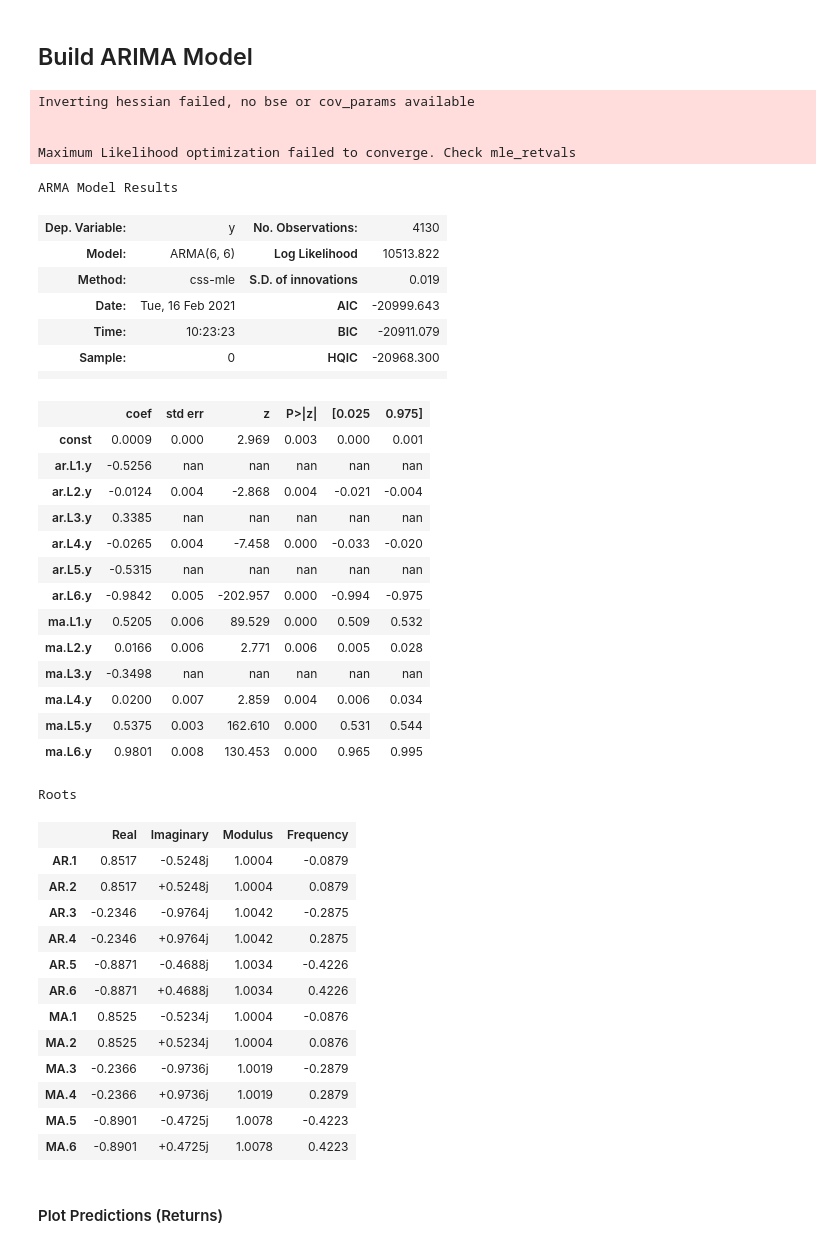
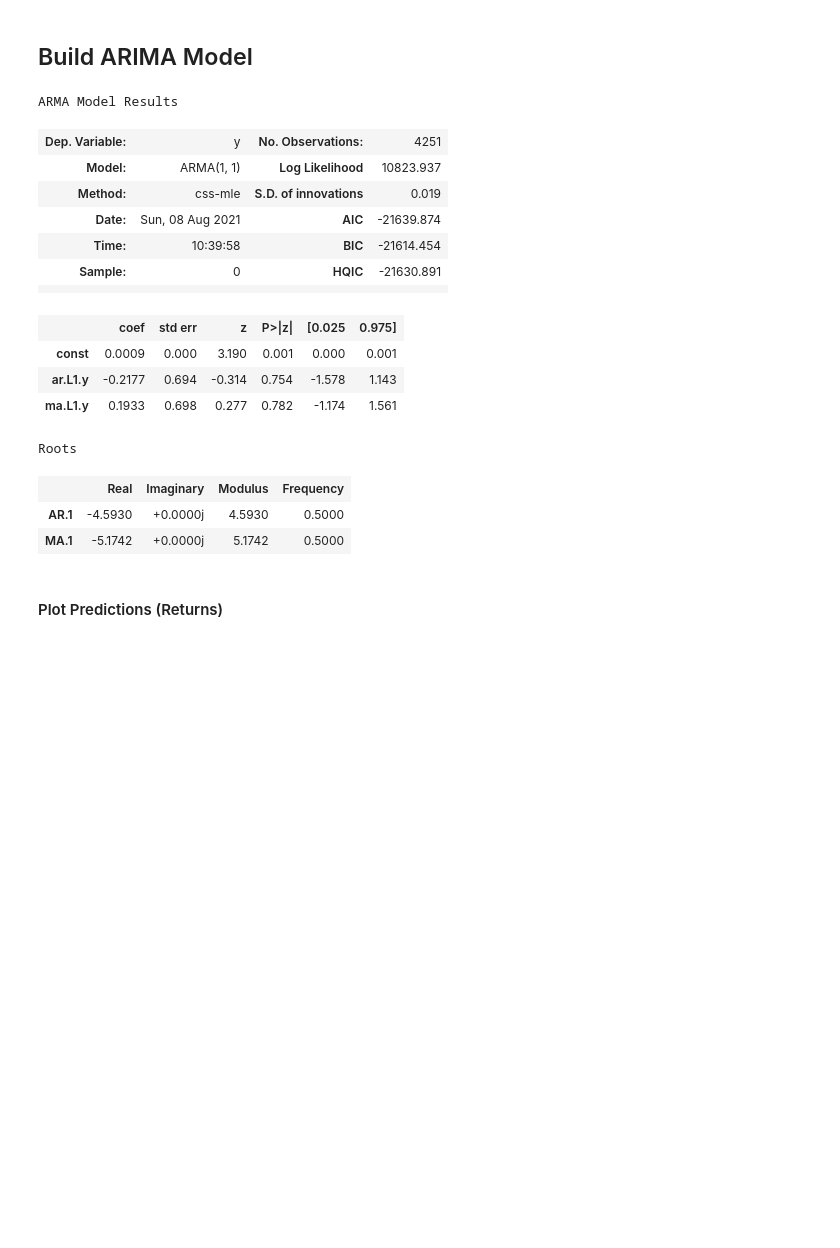
Before and after one commit to mdominguez2010/predict-stock-price-arima, a Jupyter notebook: google_forecast.ipynb, the cells around one changed output. Saved outputs shown, nothing was run; the diff lists cells and outputs as text; code cells hidden in the pictures; blank space fills up the shorter version.

```diff
--- a/google_forecast.ipynb
+++ b/google_forecast.ipynb
@@ -117,7 +117,7 @@ def get_data(symbol,
 
     return dataframe, symbol
 # %%
-dataframe, symbol = get_data(symbol='SPY',
+dataframe, symbol = get_data(symbol='DIA',
                      client_id=client_id,
                      periodType = 'year',
                      n_periods = 20,
@@ -311,49 +328,25 @@ The above charts show the ACF and PACF readings give us a lag "p" of 6 and a lag
 # %% [markdown]
 ## Build ARIMA Model
 # %%
-ar1 = ARMA(tuple(dataframe['return']), (6,6)).fit()
+ar1 = ARMA(tuple(dataframe['return']), (1,1)).fit()
 ar1.summary()
 # %% [output]
-Inverting hessian failed, no bse or cov_params available
-
-
-Maximum Likelihood optimization failed to converge. Check mle_retvals
+ARMA Model Results
-ARMA Model Results
-| Dep. Variable: | y | No. Observations: | 4130 |
-| Model: | ARMA(6, 6) | Log Likelihood | 10513.822 |
+| Dep. Variable: | y | No. Observations: | 4251 |
+| Model: | ARMA(1, 1) | Log Likelihood | 10823.937 |
 | Method: | css-mle | S.D. of innovations | 0.019 |
-| Date: | Tue, 16 Feb 2021 | AIC | -20999.643 |
-| Time: | 10:23:23 | BIC | -20911.079 |
-| Sample: | 0 | HQIC | -20968.300 |
+| Date: | Sun, 08 Aug 2021 | AIC | -21639.874 |
+| Time: | 10:39:58 | BIC | -21614.454 |
+| Sample: | 0 | HQIC | -21630.891 |
 |  |  |  |  |
 |  | coef | std err | z | P>|z| | [0.025 | 0.975] |
-| const | 0.0009 | 0.000 | 2.969 | 0.003 | 0.000 | 0.001 |
-| ar.L1.y | -0.5256 | nan | nan | nan | nan | nan |
-| ar.L2.y | -0.0124 | 0.004 | -2.868 | 0.004 | -0.021 | -0.004 |
-| ar.L3.y | 0.3385 | nan | nan | nan | nan | nan |
-| ar.L4.y | -0.0265 | 0.004 | -7.458 | 0.000 | -0.033 | -0.020 |
-| ar.L5.y | -0.5315 | nan | nan | nan | nan | nan |
-| ar.L6.y | -0.9842 | 0.005 | -202.957 | 0.000 | -0.994 | -0.975 |
-| ma.L1.y | 0.5205 | 0.006 | 89.529 | 0.000 | 0.509 | 0.532 |
-| ma.L2.y | 0.0166 | 0.006 | 2.771 | 0.006 | 0.005 | 0.028 |
-| ma.L3.y | -0.3498 | nan | nan | nan | nan | nan |
-| ma.L4.y | 0.0200 | 0.007 | 2.859 | 0.004 | 0.006 | 0.034 |
-| ma.L5.y | 0.5375 | 0.003 | 162.610 | 0.000 | 0.531 | 0.544 |
-| ma.L6.y | 0.9801 | 0.008 | 130.453 | 0.000 | 0.965 | 0.995 |
+| const | 0.0009 | 0.000 | 3.190 | 0.001 | 0.000 | 0.001 |
+| ar.L1.y | -0.2177 | 0.694 | -0.314 | 0.754 | -1.578 | 1.143 |
+| ma.L1.y | 0.1933 | 0.698 | 0.277 | 0.782 | -1.174 | 1.561 |
-Roots
+Roots
 |  | Real | Imaginary | Modulus | Frequency |
-| AR.1 | 0.8517 | -0.5248j | 1.0004 | -0.0879 |
-| AR.2 | 0.8517 | +0.5248j | 1.0004 | 0.0879 |
-| AR.3 | -0.2346 | -0.9764j | 1.0042 | -0.2875 |
-| AR.4 | -0.2346 | +0.9764j | 1.0042 | 0.2875 |
-| AR.5 | -0.8871 | -0.4688j | 1.0034 | -0.4226 |
-| AR.6 | -0.8871 | +0.4688j | 1.0034 | 0.4226 |
-| MA.1 | 0.8525 | -0.5234j | 1.0004 | -0.0876 |
-| MA.2 | 0.8525 | +0.5234j | 1.0004 | 0.0876 |
-| MA.3 | -0.2366 | -0.9736j | 1.0019 | -0.2879 |
-| MA.4 | -0.2366 | +0.9736j | 1.0019 | 0.2879 |
-| MA.5 | -0.8901 | -0.4725j | 1.0078 | -0.4223 |
-| MA.6 | -0.8901 | +0.4725j | 1.0078 | 0.4223 |
+| AR.1 | -4.5930 | +0.0000j | 4.5930 | 0.5000 |
+| MA.1 | -5.1742 | +0.0000j | 5.1742 | 0.5000 |
 # %%
 preds = ar1.fittedvalues
 # %% [markdown]
```
Also changed, not shown: parts of 11 cells of this notebook.
